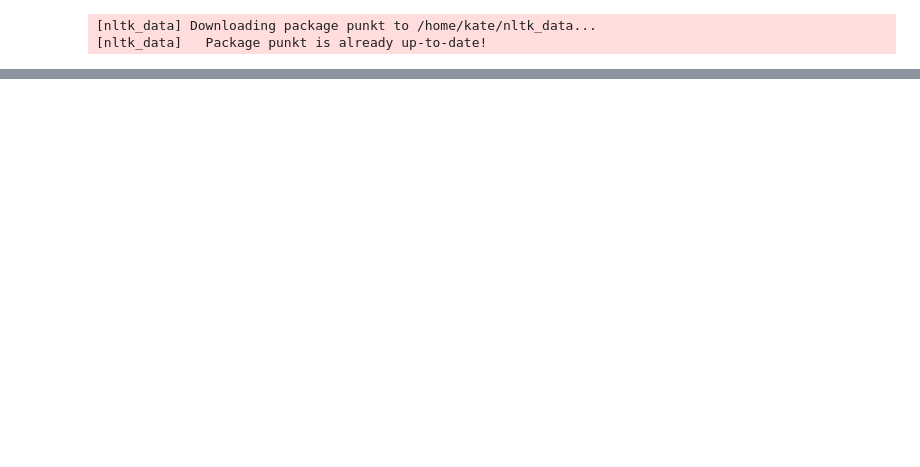
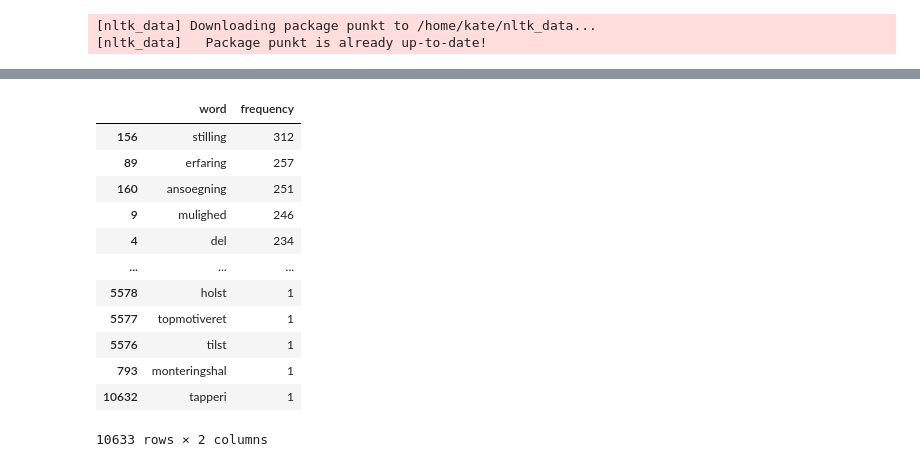
Before and after one commit to centre-for-humanities-computing/jobnet, a Jupyter notebook: src/application/load_data.ipynb, the cells around one changed output, grey strips where cells are left out. Saved outputs shown, nothing was run; the diff lists cells and outputs as text; code cells hidden in the pictures; blank space fills up the shorter version.

```diff
--- a/src/application/load_data.ipynb
+++ b/src/application/load_data.ipynb
@@ -47,13 +13,0 @@ cleaned_posts = [post for post in cleaned_posts if post!='']
-# %%
-da_posts = []
-en_posts = []
-other = []
-
-for post in cleaned_posts:
-    detector = Detector(post)
-    if detector.language.code == 'da':
-        da_posts.append(post)
-    elif detector.language.code == 'en':
-        en_posts.append(post)
-    else:
-        other.append(post)
@@ -96,0 +50,20 @@ print(en_lemmas[:2])
+# %%
+from collections import Counter
+
+counts = Counter(lemma for post in df['nn_adj_lemmas'] for lemma in set(post))
+freq = pd.DataFrame(counts.items(),columns=['word','frequency']).sort_values(by='frequency',ascending=False)
+freq
+# %% [output]
+|  | word | frequency |
+| 156 | stilling | 312 |
+| 89 | erfaring | 257 |
+| 160 | ansoegning | 251 |
+| 9 | mulighed | 246 |
+| 4 | del | 234 |
+| ... | ... | ... |
+| 5578 | holst | 1 |
+| 5577 | topmotiveret | 1 |
+| 5576 | tilst | 1 |
+| 793 | monteringshal | 1 |
+| 10632 | tapperi | 1 |
+10633 rows × 2 columns
```
Also changed, not shown: parts of 22 cells of this notebook, 6 other files.
